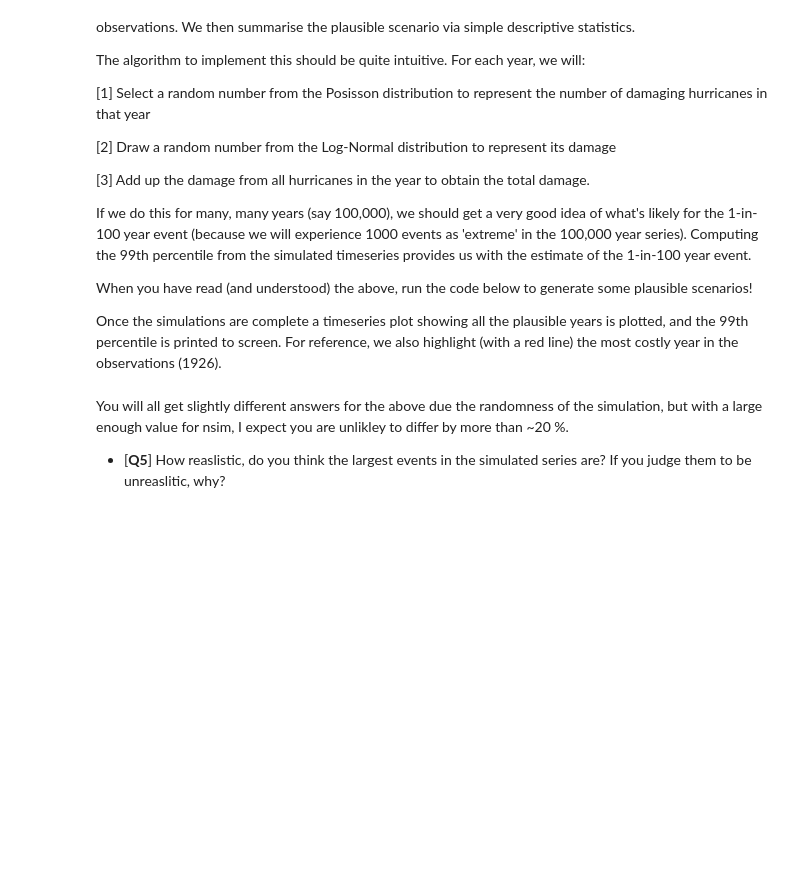
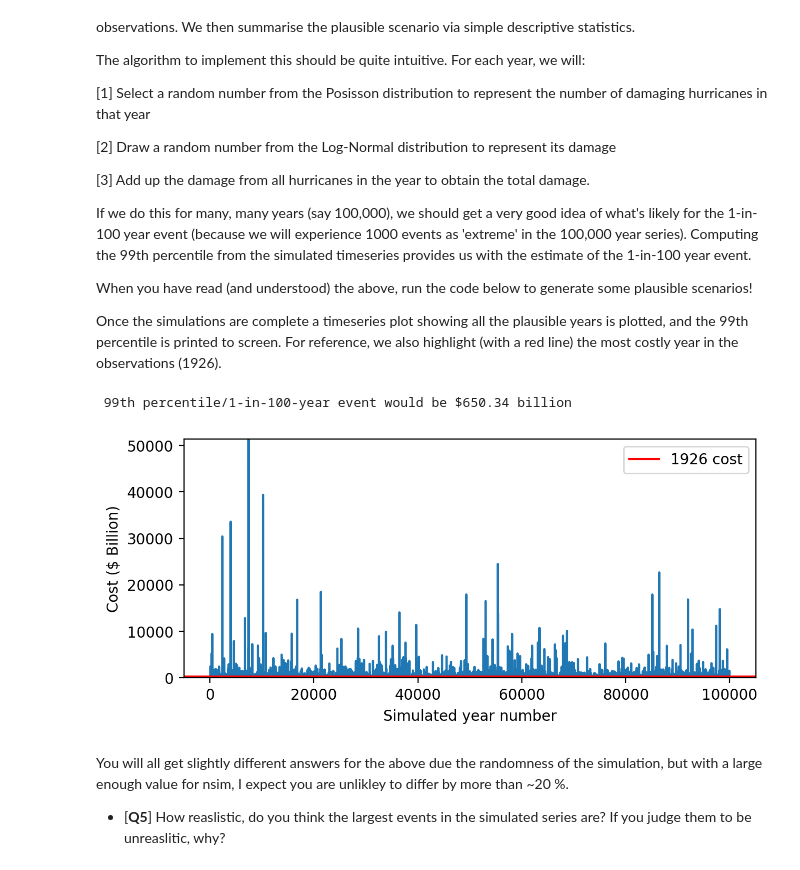
Before and after one commit to climatom/RiskAnalysis, a Jupyter notebook: Risk 2.ipynb, the cells around one changed output. Drawn from its saved outputs; the diff is of its cells as text; code cells hidden in the pictures; blank space fills up the shorter version.

```diff
--- a/Risk 2.ipynb
+++ b/Risk 2.ipynb
@@ -206,20 +240,25 @@ Once the simulations are complete a timeseries plot showing all the plausible ye
 # %%
 # Stochastic simulation
 nsim=100000# This sets the number of years in our simulation
 nstorms=np.zeros(nsim,dtype=np.int)
 cost=np.zeros(nsim)
 for i in range(nsim):
     nstorms[i]=int(stats.poisson.rvs(rate))
     cost[i]=np.sum(np.exp(stats.norm.rvs(loc=lnmean,scale=lnstd,
                                          size=nstorms[i])))
 fig,ax=plt.subplots(1,1)
+fig.set_size_inches(7,3)
+fig.set_dpi(200)
 ax.plot(cost)
 ax.set_xlabel("Simulated year number")
 ax.set_ylabel("Cost ($ Billion)")
 ax.axhline(anncost.max(),color='red',label="1926 cost")
 ax.set_ylim(0,np.max(cost))
 ax.legend()
 print(" 99th percentile/1-in-100-year event would be $%.2f billion"%np.percentile(cost,99))
+# %% [output]
+ 99th percentile/1-in-100-year event would be $650.34 billion
+[figure, added]
 # %% [markdown]
 You will all get slightly different answers for the above due the randomness of the simulation, but with a large enough value for nsim, I expect you are unlikley to differ by more than ~20 %.
 
```
Also changed, not shown: parts of 7 cells of this notebook, 3 other files.
